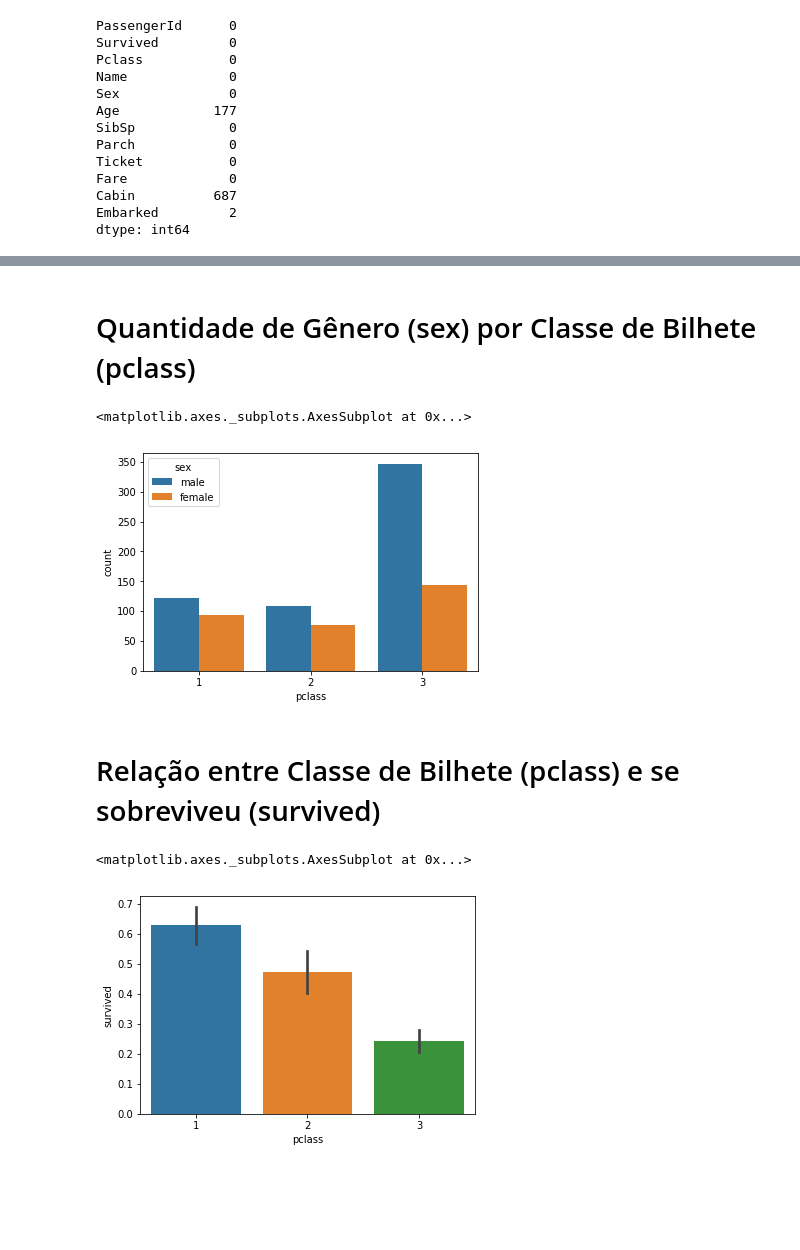
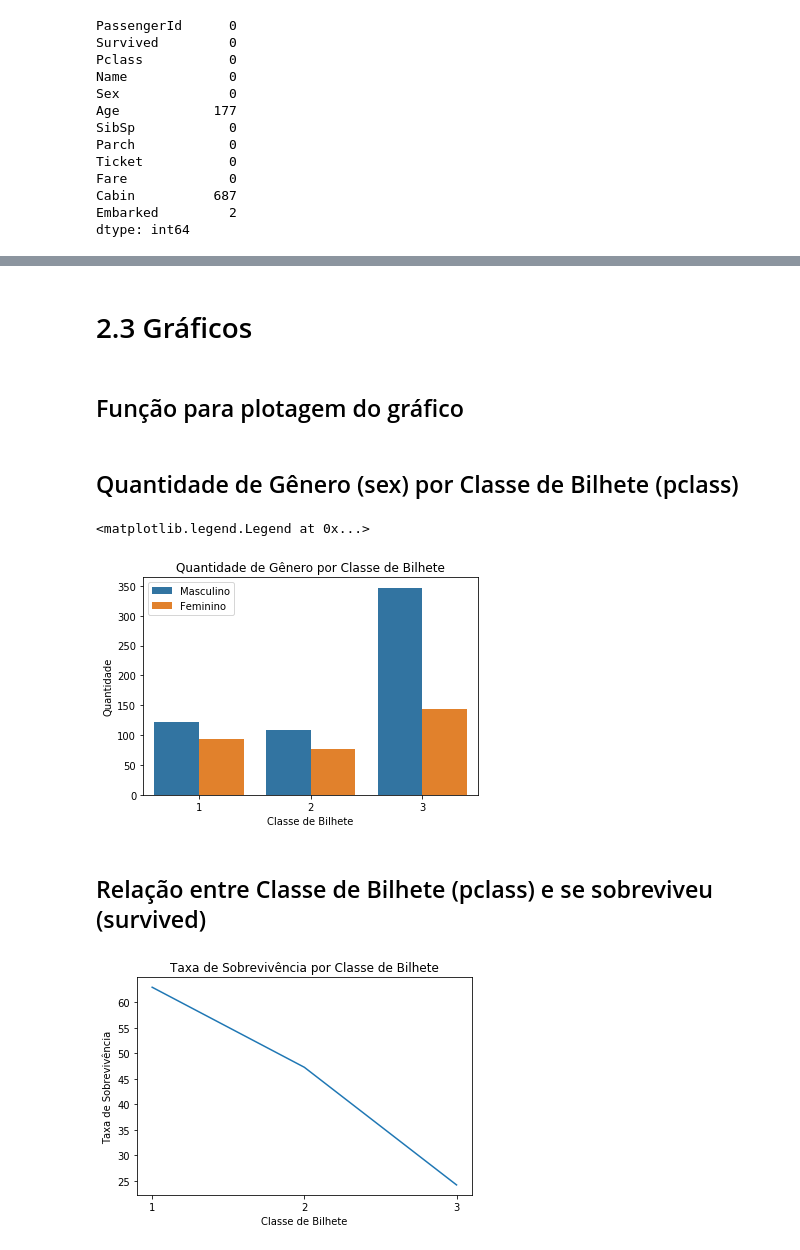
Before and after one commit to yan-jones/titanic, a Jupyter notebook: titanic.ipynb, the cells around one changed output, grey strips where cells are left out. Drawn from its saved outputs; the diff is of its cells as text; code cells hidden in the pictures; blank space fills up the shorter version.

```diff
--- a/titanic.ipynb
+++ b/titanic.ipynb
@@ -128,17 +136,59 @@ df.head()
 # %%
 df['age'] = df['age'].fillna(df['age'].mean())
+# %% [markdown]
+# 2.3 Gráficos
+# %% [markdown]
+## Função para plotagem do gráfico
+# %%
+def grafico_barra_or_count(tipo_grafico, eixo_x, eixo_y, matiz, dados, titulo, texto_x, texto_y):
+    """
+      Função para plotagem do gráfico de barras ou count usando a biblioteca seaborn
+      Argumentos:
+          tipo_grafico: Tipo do gráfico. Ex: Barra ou Count
+          eixo_x: nome da coluna do cojunto de dados no eixo x do gráfico
+          eixo_y: nome da coluna do cojunto de dados no eixo y do gráfico
+          matiz: nome da coluna do conjunto de dados representando as diferentes barras do gráfico
+          dados: O conjunto de dados.
+          titulo: Titulo do gráfico
+          texto_x: Texto explicativo do eixo x do gráfico
+          texto_y: Texto explicativo do eixo y do gráfico
+      Retorno:
+          Objeto Axes com o desenho do gráfico nele
+
+    """
+    if(tipo_grafico == 'barra'):
+        plot = sns.barplot(x=eixo_x, y=eixo_y, hue=matiz, data=dados)
+    else:
+        plot = sns.countplot(x=eixo_x, y=eixo_y, hue=matiz, data=dados)
+
+    plot.set_title(titulo)
+    plot.set_xlabel(texto_x)
+    plot.set_ylabel(texto_y)
+
+    return plot
 # %% [markdown]
-# Quantidade de Gênero (sex) por Classe de Bilhete (pclass)<br>
+## Quantidade de Gênero (sex) por Classe de Bilhete (pclass)<br>
-# %%
-sns.countplot(x='pclass', hue='sex', data=df)
-# %% [output]
-<matplotlib.axes._subplots.AxesSubplot at 0x...>
-[figure, removed]
+# %%
+plot = grafico_barra_or_count(tipo_grafico='count', eixo_x='pclass', eixo_y=None, matiz='sex', dados=df,
+                       titulo='Quantidade de Gênero por Classe de Bilhete',
+                       texto_x="Classe de Bilhete",
+                       texto_y="Quantidade"
+                      )
+plot.legend(['Masculino', 'Feminino'])
+# %% [output]
+<matplotlib.legend.Legend at 0x...>
+[figure, added]
 # %% [markdown]
-# Relação entre Classe de Bilhete (pclass) e se sobreviveu (survived)
+## Relação entre Classe de Bilhete (pclass) e se sobreviveu (survived)
-# %%
-sns.barplot(x='pclass', y='survived', data=df)
-# %% [output]
-<matplotlib.axes._subplots.AxesSubplot at 0x...>
-[figure, removed]
+# %%
+pclass_survived = df.groupby('pclass')['survived'].mean()*100
+
+plt.plot(pclass_survived)
+plt.title('Taxa de Sobrevivência por Classe de Bilhete')
+plt.ylabel('Taxa de Sobrevivência')
+plt.xlabel('Classe de Bilhete')
+plt.xticks([1, 2, 3])
+plt.show()
+# %% [output]
+[figure, added]
 # %% [markdown]
```
Also changed, not shown: parts of 21 cells of this notebook, 1 other file.
